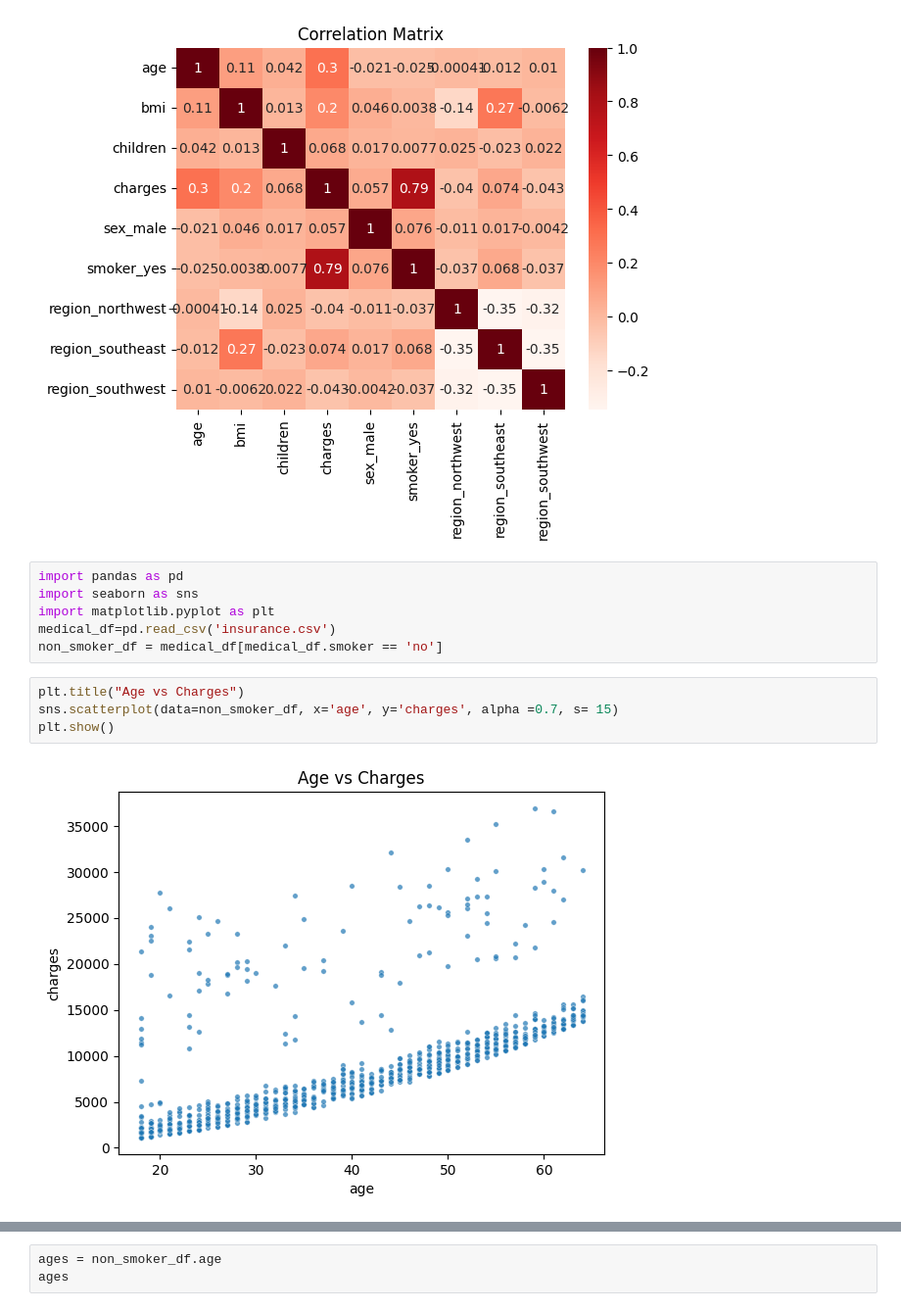
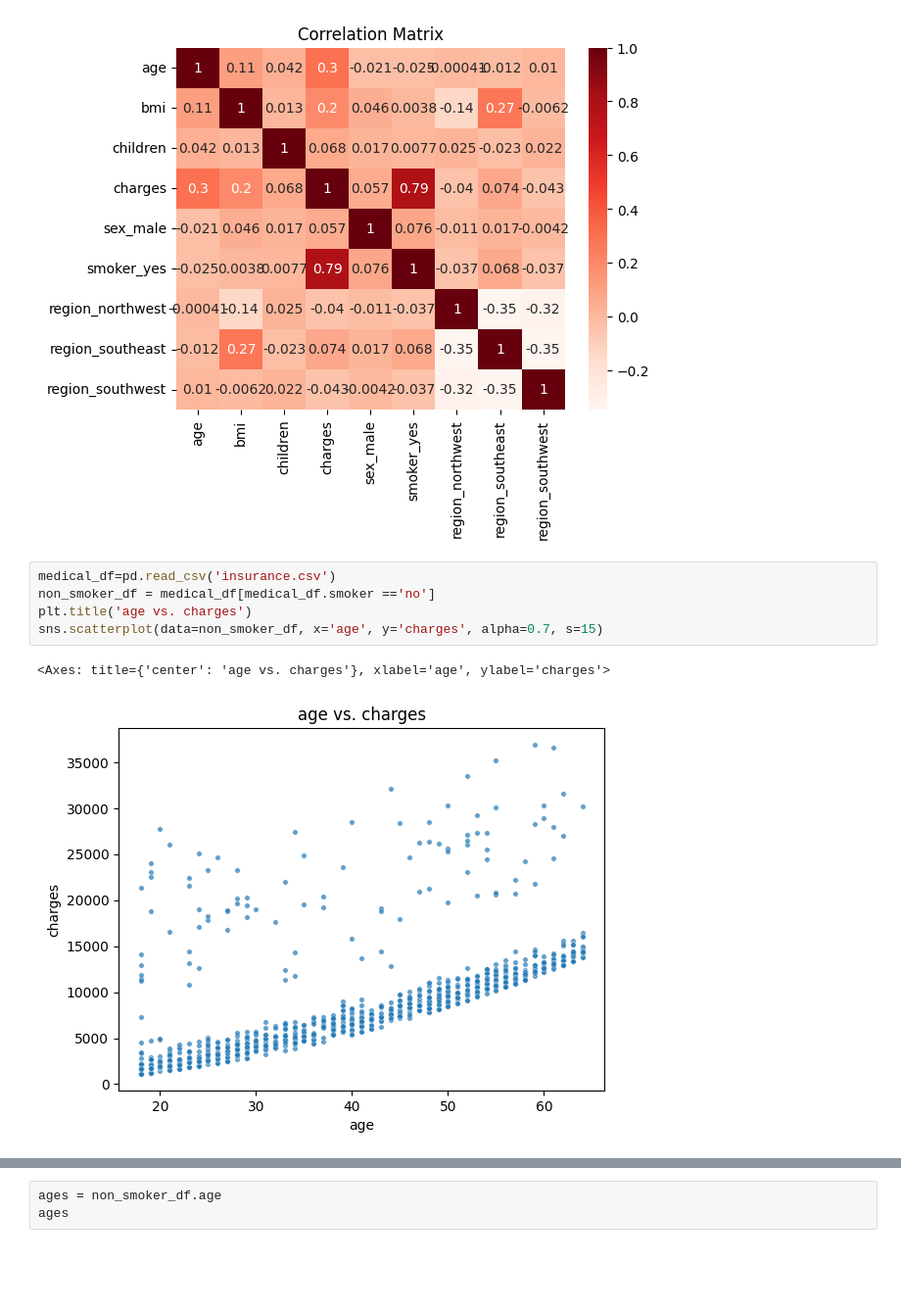
Before and after one commit to Domo7533/GCP-Practice-Project, a Jupyter notebook: Copy_of_acme.ipynb, the cells around one changed output, grey strips where cells are left out. Shown at 98% size. Saved outputs shown, nothing was run; the diff lists cells and outputs as text; blank space fills up the shorter version.

```diff
--- a/Copy_of_acme.ipynb
+++ b/Copy_of_acme.ipynb
@@ -226,16 +245,12 @@ plt.title('Correlation Matrix')
 plt.show()
 # %% [output]
 [figure]
-# %%
-import pandas as pd
-import seaborn as sns
-import matplotlib.pyplot as plt
-medical_df=pd.read_csv('insurance.csv')
-non_smoker_df = medical_df[medical_df.smoker == 'no']
 # %%
-plt.title("Age vs Charges")
-sns.scatterplot(data=non_smoker_df, x='age', y='charges', alpha =0.7, s= 15)
-plt.show()
+medical_df=pd.read_csv('insurance.csv')
+non_smoker_df = medical_df[medical_df.smoker =='no']
+plt.title('age vs. charges')
+sns.scatterplot(data=non_smoker_df, x='age', y='charges', alpha=0.7, s=15)
 # %% [output]
+<Axes: title={'center': 'age vs. charges'}, xlabel='age', ylabel='charges'>
-[figure, old version]
+[figure, new version]
 # %%
```
Also changed, not shown: parts of 38 cells of this notebook.
